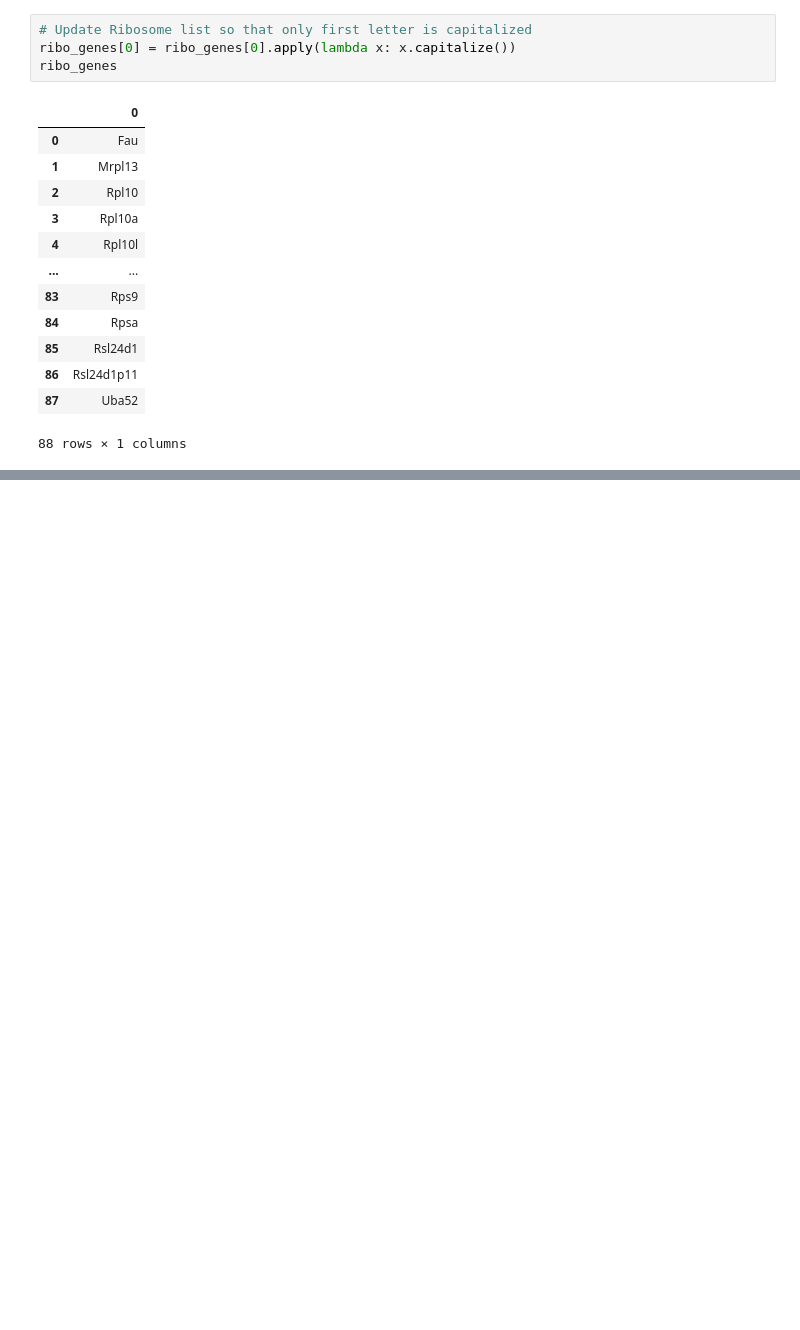
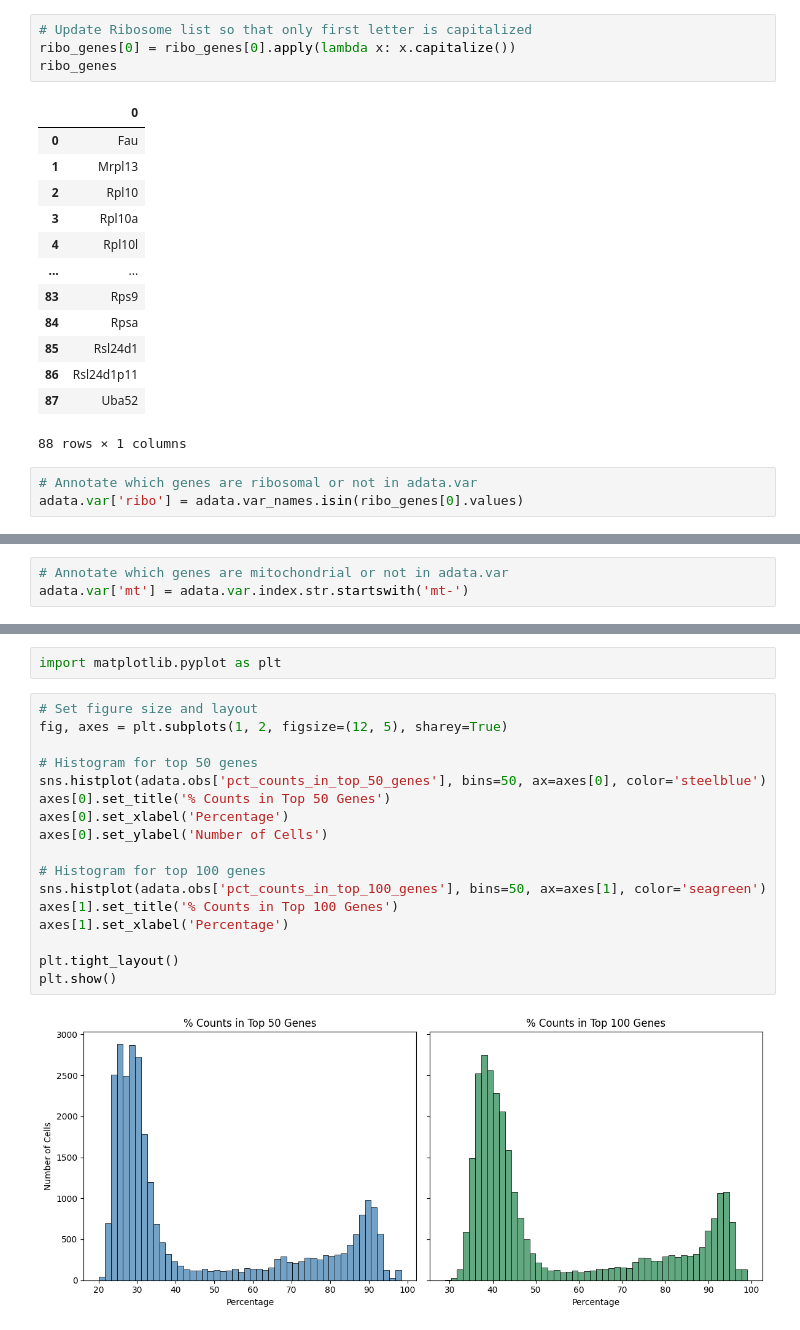
Before and after one commit to ThorstenCodes/scRNAseq-selfproject-pancreatitis, a Jupyter notebook: Pancreatitis_Reanalysis.ipynb, the cells around one changed output, grey strips where cells are left out. Drawn from its saved outputs; the diff is of its cells as text; blank space fills up the shorter version.

Commit message:
Checked library complexity and filtered genes and cells

```diff
--- a/Pancreatitis_Reanalysis.ipynb
+++ b/Pancreatitis_Reanalysis.ipynb
@@ -328,3 +328,5 @@ ribo_genes
 | 87 | Uba52 |
 88 rows × 1 columns
 # %%
+# Annotate which genes are ribosomal or not in adata.var
+adata.var['ribo'] = adata.var_names.isin(ribo_genes[0].values)
@@ -344,0 +333,3 @@ ribo_genes
+# %%
+# Annotate which genes are mitochondrial or not in adata.var
+adata.var['mt'] = adata.var.index.str.startswith('mt-')
@@ -344,0 +344,21 @@ ribo_genes
+# %%
+import matplotlib.pyplot as plt
+# %%
+# Set figure size and layout
+fig, axes = plt.subplots(1, 2, figsize=(12, 5), sharey=True)
+
+# Histogram for top 50 genes
+sns.histplot(adata.obs['pct_counts_in_top_50_genes'], bins=50, ax=axes[0], color='steelblue')
+axes[0].set_title('% Counts in Top 50 Genes')
+axes[0].set_xlabel('Percentage')
+axes[0].set_ylabel('Number of Cells')
+
+# Histogram for top 100 genes
+sns.histplot(adata.obs['pct_counts_in_top_100_genes'], bins=50, ax=axes[1], color='seagreen')
+axes[1].set_title('% Counts in Top 100 Genes')
+axes[1].set_xlabel('Percentage')
+
+plt.tight_layout()
+plt.show()
+# %% [output]
+[figure, added]
```
Also changed, not shown: parts of 14 cells of this notebook.
